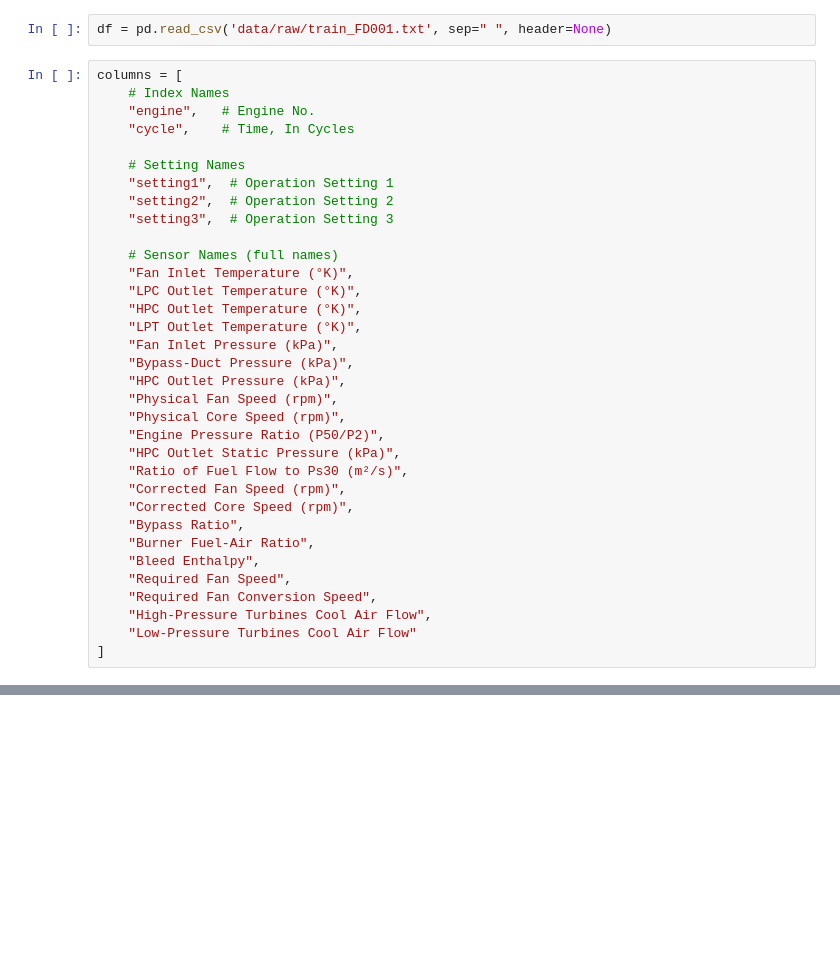
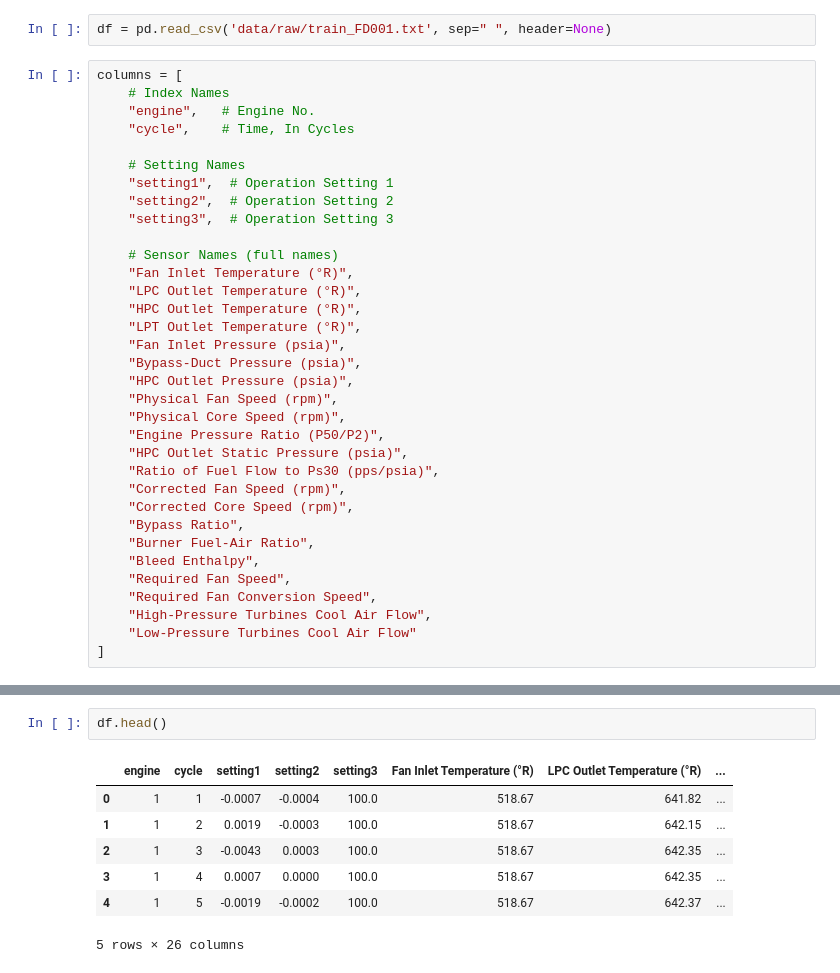
Before and after one commit to IVIOIST/rul-prediction, a Jupyter notebook: preprocessing.ipynb, the cells around one changed output, grey strips where cells are left out. Drawn from its saved outputs; the diff is of its cells as text; blank space fills up the shorter version.

```diff
--- a/preprocessing.ipynb
+++ b/preprocessing.ipynb
@@ -18,18 +18,18 @@ columns = [
     "setting3",  # Operation Setting 3
 
     # Sensor Names (full names)
-    "Fan Inlet Temperature (°K)",
-    "LPC Outlet Temperature (°K)",
-    "HPC Outlet Temperature (°K)",
-    "LPT Outlet Temperature (°K)",
-    "Fan Inlet Pressure (kPa)",
-    "Bypass-Duct Pressure (kPa)",
-    "HPC Outlet Pressure (kPa)",
+    "Fan Inlet Temperature (°R)",
+    "LPC Outlet Temperature (°R)",
+    "HPC Outlet Temperature (°R)",
+    "LPT Outlet Temperature (°R)",
+    "Fan Inlet Pressure (psia)",
+    "Bypass-Duct Pressure (psia)",
+    "HPC Outlet Pressure (psia)",
     "Physical Fan Speed (rpm)",
     "Physical Core Speed (rpm)",
     "Engine Pressure Ratio (P50/P2)",
-    "HPC Outlet Static Pressure (kPa)",
-    "Ratio of Fuel Flow to Ps30 (m²/s)",
+    "HPC Outlet Static Pressure (psia)",
+    "Ratio of Fuel Flow to Ps30 (pps/psia)",
     "Corrected Fan Speed (rpm)",
     "Corrected Core Speed (rpm)",
     "Bypass Ratio",
@@ -74,3 +68,13 @@ df.head()
+# %%
+df.head()
+# %% [output]
+|  | engine | cycle | setting1 | setting2 | setting3 | Fan Inlet Temperature (°R) | LPC Outlet Temperature (°R) | ... |
+| 0 | 1 | 1 | -0.0007 | -0.0004 | 100.0 | 518.67 | 641.82 | ... |
+| 1 | 1 | 2 | 0.0019 | -0.0003 | 100.0 | 518.67 | 642.15 | ... |
+| 2 | 1 | 3 | -0.0043 | 0.0003 | 100.0 | 518.67 | 642.35 | ... |
+| 3 | 1 | 4 | 0.0007 | 0.0000 | 100.0 | 518.67 | 642.35 | ... |
+| 4 | 1 | 5 | -0.0019 | -0.0002 | 100.0 | 518.67 | 642.37 | ... |
+5 rows × 26 columns
 # %%
 # plot all cycles for engine 1 for sensor "Fan Inlet Temperature (°R)", "Fan Inlet Pressure (psia)", "Physical Fan Speed (rpm)" in 3 subplots
 engine_1 = df[df['engine'] == 7]
```
Also changed, not shown: parts of 24 cells of this notebook, 3 other files.
